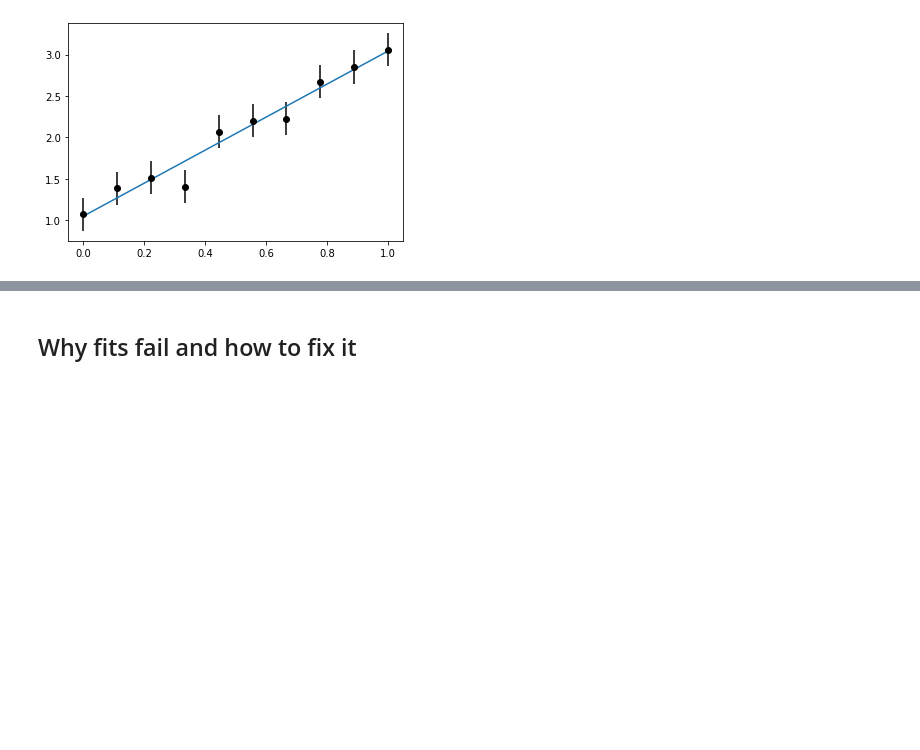
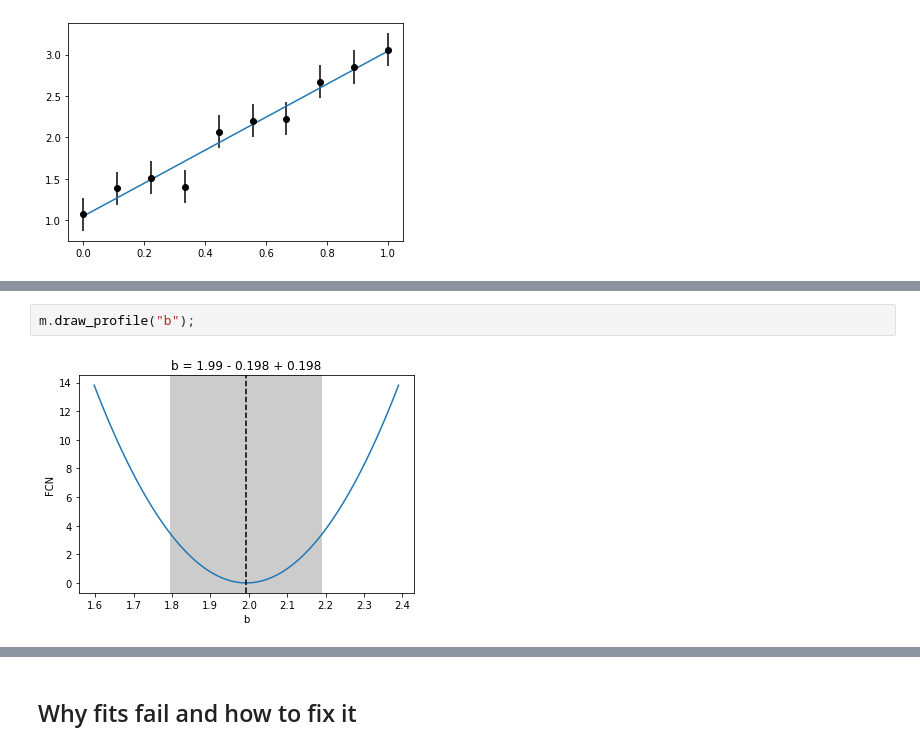
Before and after one commit to HDembinski/PyHEP-2022-iminuit, a Jupyter notebook: iminuit.ipynb, the cells around one changed output, grey strips where cells are left out. Saved outputs shown, nothing was run; the diff lists cells and outputs as text; blank space fills up the shorter version.

```diff
--- a/iminuit.ipynb
+++ b/iminuit.ipynb
@@ -202,0 +218,4 @@ lsq.visualize(m.values)
+# %%
+m.draw_profile("b");
+# %% [output]
+[figure, added]
```
Also changed, not shown: parts of 44 cells of this notebook.
